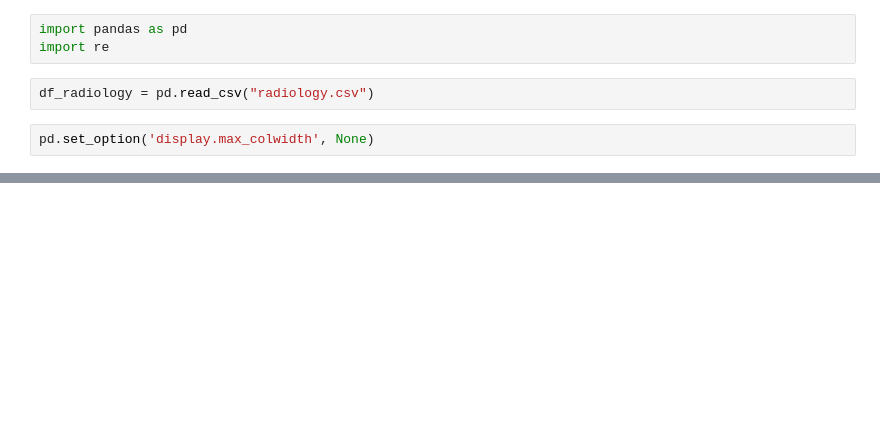
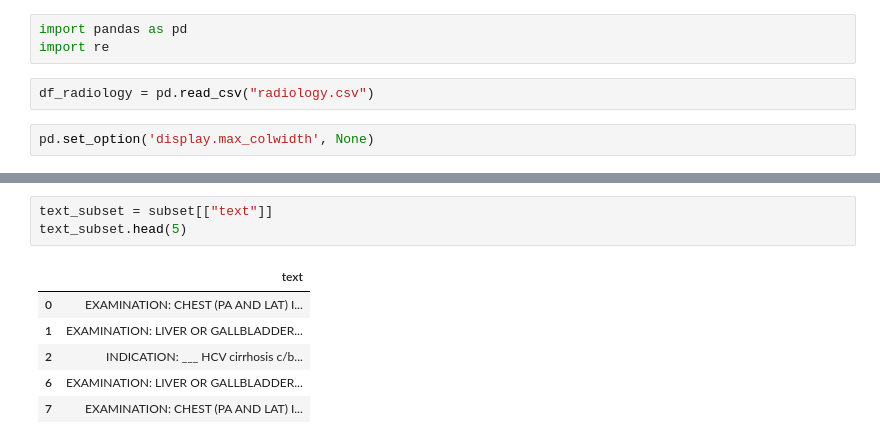
Before and after one commit to aaut0001/FIT3163-DSP, a Jupyter notebook: radiology.ipynb, the cells around one changed output, grey strips where cells are left out. Saved outputs shown, nothing was run; the diff lists cells and outputs as text; blank space fills up the shorter version.

```diff
--- a/radiology.ipynb
+++ b/radiology.ipynb
@@ -16,0 +82,10 @@ df_radiology.head(5)
+# %%
+text_subset = subset[["text"]]
+text_subset.head(5)
+# %% [output]
+|  | text |
+| 0 | EXAMINATION: CHEST (PA AND LAT) I... |
+| 1 | EXAMINATION: LIVER OR GALLBLADDER... |
+| 2 | INDICATION: ___ HCV cirrhosis c/b... |
+| 6 | EXAMINATION: LIVER OR GALLBLADDER... |
+| 7 | EXAMINATION: CHEST (PA AND LAT) I... |
```
Also changed, not shown: parts of 8 cells of this notebook.
